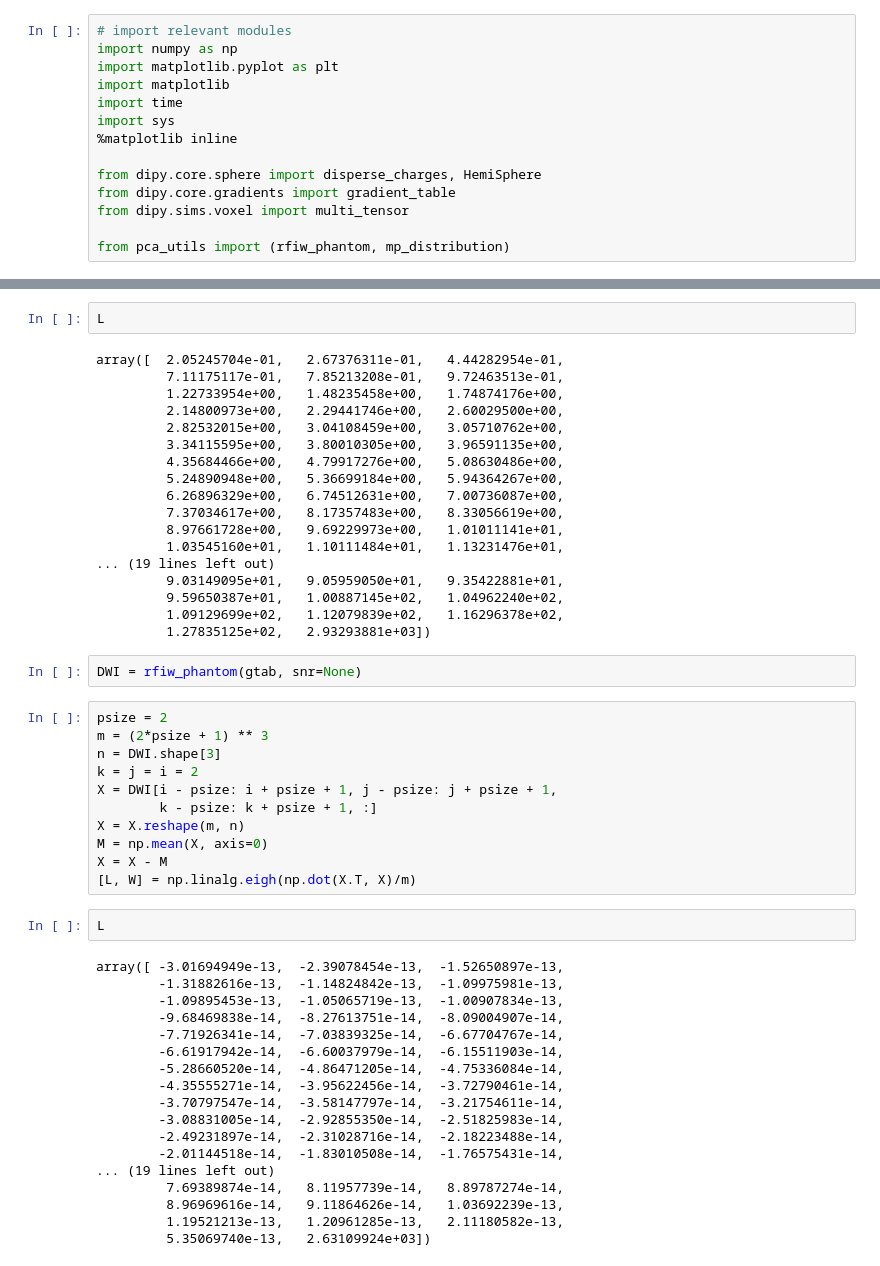
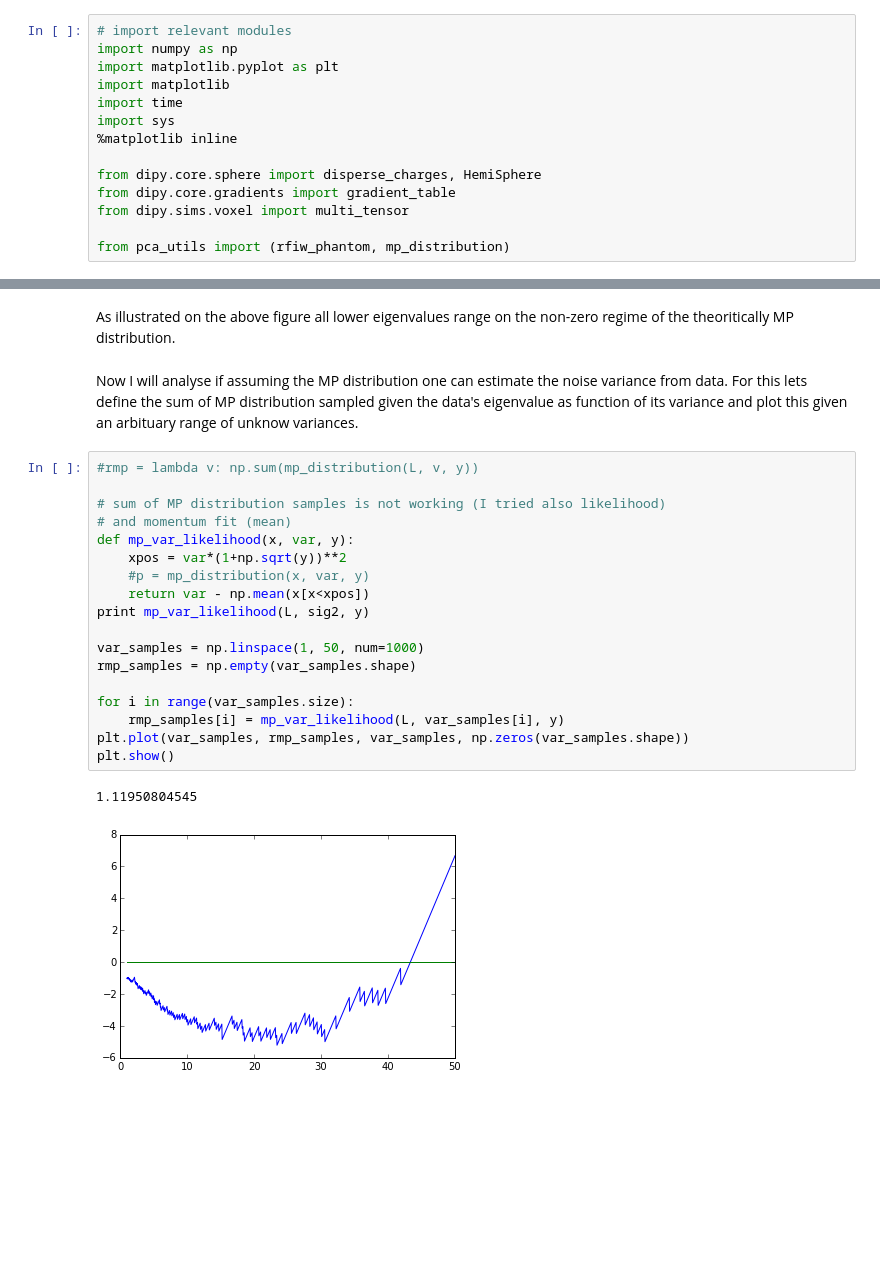
Before and after one commit to RafaelNH/dwi_pca_denoising, a Jupyter notebook: pca_analysis.ipynb, the cells around one changed output, grey strips where cells are left out. Cells and saved outputs as stored; diff of their text form; blank space fills up the shorter version.

```diff
--- a/pca_analysis.ipynb
+++ b/pca_analysis.ipynb
@@ -77,53 +103,25 @@ plt.show()
-# %%
-L
-# %% [output]
-array([  2.05245704e-01,   2.67376311e-01,   4.44282954e-01,
-         7.11175117e-01,   7.85213208e-01,   9.72463513e-01,
-         1.22733954e+00,   1.48235458e+00,   1.74874176e+00,
-         2.14800973e+00,   2.29441746e+00,   2.60029500e+00,
-         2.82532015e+00,   3.04108459e+00,   3.05710762e+00,
-         3.34115595e+00,   3.80010305e+00,   3.96591135e+00,
-         4.35684466e+00,   4.79917276e+00,   5.08630486e+00,
-         5.24890948e+00,   5.36699184e+00,   5.94364267e+00,
-         6.26896329e+00,   6.74512631e+00,   7.00736087e+00,
-         7.37034617e+00,   8.17357483e+00,   8.33056619e+00,
-         8.97661728e+00,   9.69229973e+00,   1.01011141e+01,
-         1.03545160e+01,   1.10111484e+01,   1.13231476e+01,
-... (19 lines left out)
-         9.03149095e+01,   9.05959050e+01,   9.35422881e+01,
-         9.59650387e+01,   1.00887145e+02,   1.04962240e+02,
-         1.09129699e+02,   1.12079839e+02,   1.16296378e+02,
-         1.27835125e+02,   2.93293881e+03])
-# %%
-DWI = rfiw_phantom(gtab, snr=None)
-# %%
-psize = 2
-m = (2*psize + 1) ** 3
-n = DWI.shape[3]
-k = j = i = 2
-X = DWI[i - psize: i + psize + 1, j - psize: j + psize + 1,
-        k - psize: k + psize + 1, :]
-X = X.reshape(m, n)
-M = np.mean(X, axis=0)
-X = X - M
-[L, W] = np.linalg.eigh(np.dot(X.T, X)/m)
-# %%
-L
-# %% [output]
-array([ -3.01694949e-13,  -2.39078454e-13,  -1.52650897e-13,
-        -1.31882616e-13,  -1.14824842e-13,  -1.09975981e-13,
-        -1.09895453e-13,  -1.05065719e-13,  -1.00907834e-13,
-        -9.68469838e-14,  -8.27613751e-14,  -8.09004907e-14,
-        -7.71926341e-14,  -7.03839325e-14,  -6.67704767e-14,
-        -6.61917942e-14,  -6.60037979e-14,  -6.15511903e-14,
-        -5.28660520e-14,  -4.86471205e-14,  -4.75336084e-14,
-        -4.35555271e-14,  -3.95622456e-14,  -3.72790461e-14,
-        -3.70797547e-14,  -3.58147797e-14,  -3.21754611e-14,
-        -3.08831005e-14,  -2.92855350e-14,  -2.51825983e-14,
-        -2.49231897e-14,  -2.31028716e-14,  -2.18223488e-14,
-        -2.01144518e-14,  -1.83010508e-14,  -1.76575431e-14,
-... (19 lines left out)
-         7.69389874e-14,   8.11957739e-14,   8.89787274e-14,
-         8.96969616e-14,   9.11864626e-14,   1.03692239e-13,
-         1.19521213e-13,   1.20961285e-13,   2.11180582e-13,
-         5.35069740e-13,   2.63109924e+03])
+# %% [markdown]
+As illustrated on the above figure all lower eigenvalues range on the non-zero regime of the theoritically MP distribution.
+# %% [markdown]
+Now I will analyse if assuming the MP distribution one can estimate the noise variance from data. For this lets define the sum of MP distribution sampled given the data's eigenvalue as function of its variance and plot this given an arbituary range of unknow variances.
+# %%
+#rmp = lambda v: np.sum(mp_distribution(L, v, y))
+
+# sum of MP distribution samples is not working (I tried also likelihood)
+# and momentum fit (mean)
+def mp_var_likelihood(x, var, y):
+    xpos = var*(1+np.sqrt(y))**2
+    #p = mp_distribution(x, var, y)
+    return var - np.mean(x[x<xpos])
+print mp_var_likelihood(L, sig2, y)
+
+var_samples = np.linspace(1, 50, num=1000)
+rmp_samples = np.empty(var_samples.shape)
+
+for i in range(var_samples.size):
+    rmp_samples[i] = mp_var_likelihood(L, var_samples[i], y)
+plt.plot(var_samples, rmp_samples, var_samples, np.zeros(var_samples.shape))
+plt.show()
+# %% [output]
+1.11950804545
+[figure, added]
```
Also changed, not shown: parts of 18 cells of this notebook.
